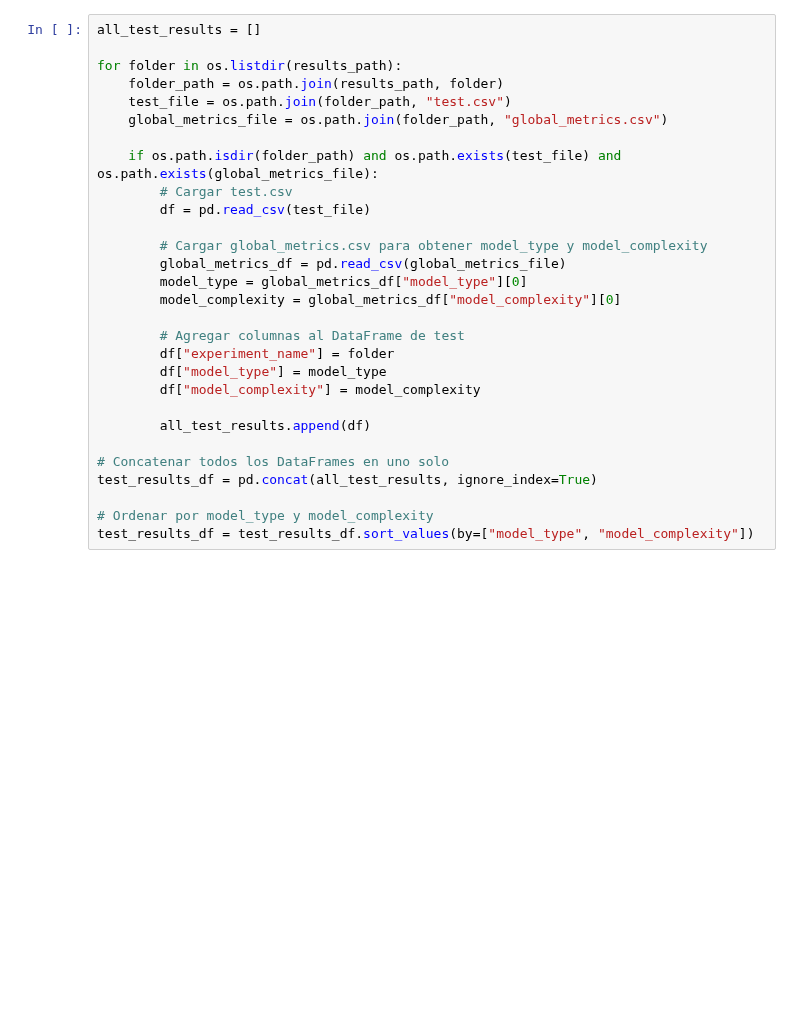
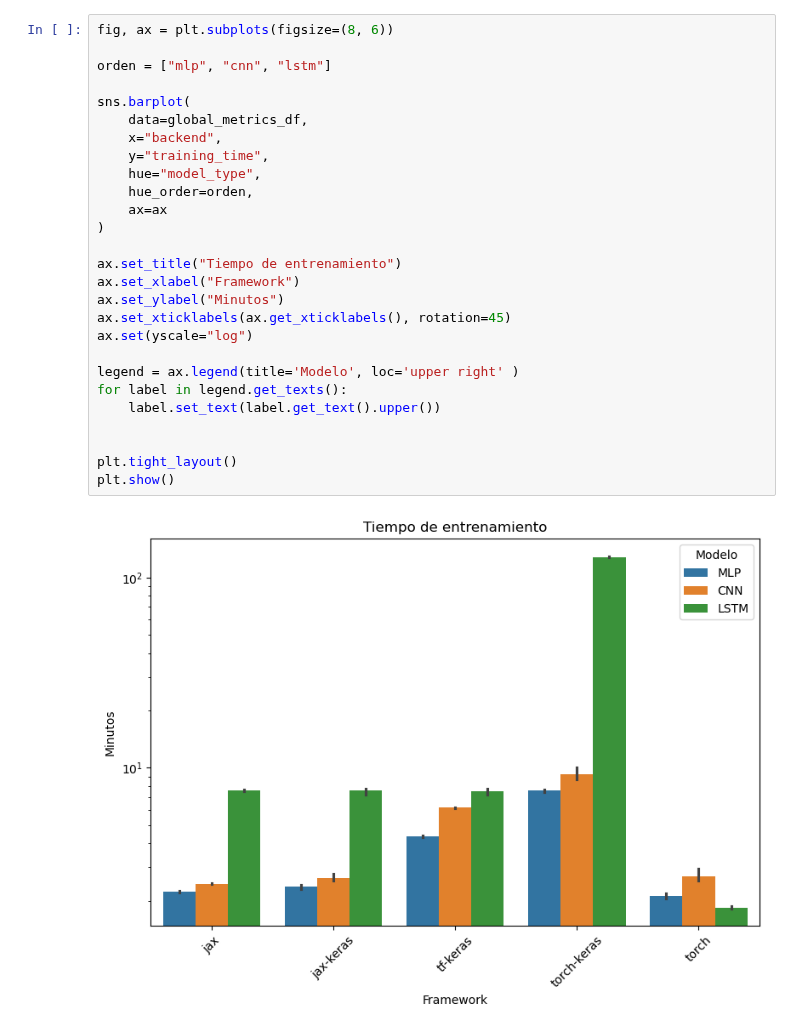
Before and after one commit to GustavoC3J/DL-frameworks-benchmark, a Jupyter notebook: analysis.ipynb, the cells around one changed output. Drawn from its saved outputs; the diff is of its cells as text; blank space fills up the shorter version.

```diff
--- a/analysis.ipynb
+++ b/analysis.ipynb
@@ -108,29 +85,29 @@ plt.show()
-# %%
-all_test_results = []
-
-for folder in os.listdir(results_path):
-    folder_path = os.path.join(results_path, folder)
-    test_file = os.path.join(folder_path, "test.csv")
-    global_metrics_file = os.path.join(folder_path, "global_metrics.csv")
-
-    if os.path.isdir(folder_path) and os.path.exists(test_file) and os.path.exists(global_metrics_file):
-        # Cargar test.csv
-        df = pd.read_csv(test_file)
-
-        # Cargar global_metrics.csv para obtener model_type y model_complexity
-        global_metrics_df = pd.read_csv(global_metrics_file)
-        model_type = global_metrics_df["model_type"][0]
-        model_complexity = global_metrics_df["model_complexity"][0]
-
-        # Agregar columnas al DataFrame de test
-        df["experiment_name"] = folder
-        df["model_type"] = model_type
-        df["model_complexity"] = model_complexity
-
-        all_test_results.append(df)
-
-# Concatenar todos los DataFrames en uno solo
-test_results_df = pd.concat(all_test_results, ignore_index=True)
-
-# Ordenar por model_type y model_complexity
-test_results_df = test_results_df.sort_values(by=["model_type", "model_complexity"])
+# %%
+fig, ax = plt.subplots(figsize=(8, 6))
+
+orden = ["mlp", "cnn", "lstm"]
+
+sns.barplot(
+    data=global_metrics_df,
+    x="backend",
+    y="training_time",
+    hue="model_type",
+    hue_order=orden,
+    ax=ax
+)
+
+ax.set_title("Tiempo de entrenamiento")
+ax.set_xlabel("Framework")
+ax.set_ylabel("Minutos")
+ax.set_xticklabels(ax.get_xticklabels(), rotation=45)
+ax.set(yscale="log")
+
+legend = ax.legend(title='Modelo', loc='upper right' )
+for label in legend.get_texts():
+    label.set_text(label.get_text().upper())
+
+
+plt.tight_layout()
+plt.show()
+# %% [output]
+[figure, added]
```
Also changed, not shown: parts of 21 cells of this notebook, 1 other file.
